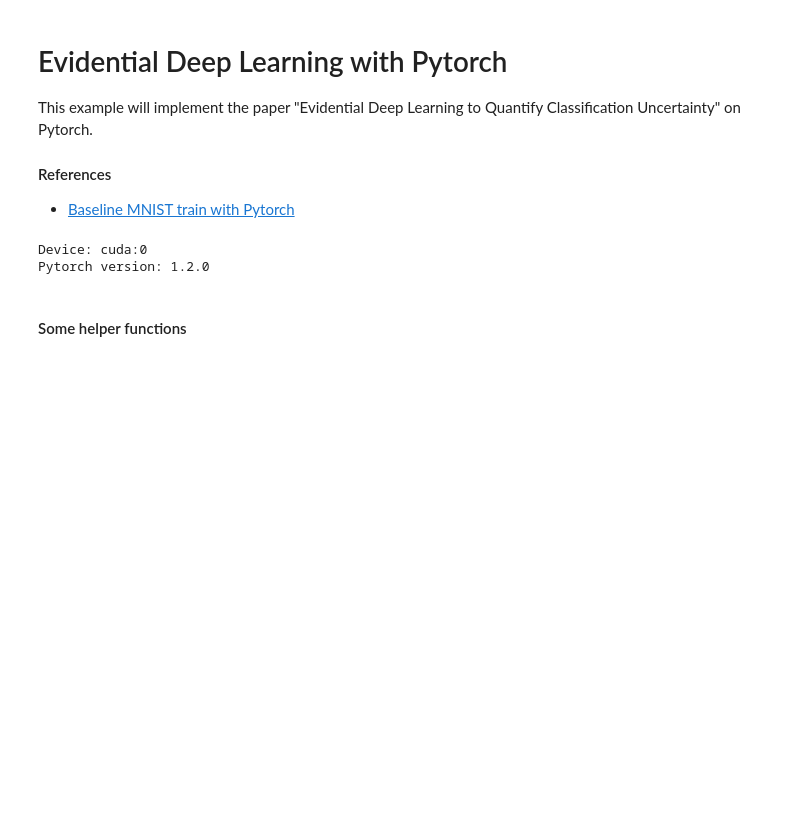
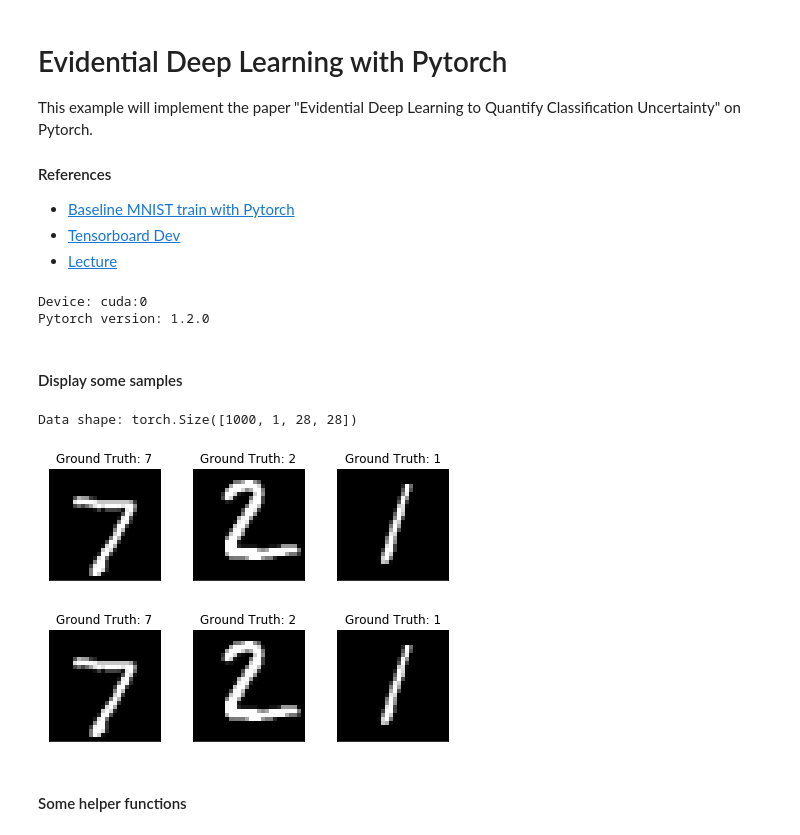
Before and after one commit to leonardoaraujosantos/MLBookCode, a Jupyter notebook: notebooks/evd_dl_pytorch.ipynb, the cells around one changed output. Cells and saved outputs as stored; diff of their text form; code cells hidden in the pictures; blank space fills up the shorter version.

```diff
--- a/notebooks/evd_dl_pytorch.ipynb
+++ b/notebooks/evd_dl_pytorch.ipynb
@@ -3,5 +3,7 @@
 This example will implement the paper "Evidential Deep Learning to Quantify Classification Uncertainty" on Pytorch.
 #### References
 * [Baseline MNIST train with Pytorch](https://nextjournal.com/gkoehler/pytorch-mnist)
+* [Tensorboard Dev](https://tensorboard.dev/#get-started)
+* [Lecture](https://www.youtube.com/watch?v=DzQ202Mak8I)
 # %%
 import mnist_data_pytorch as data
@@ -27,6 +32,25 @@ num_classes = 10
 # %% [output]
 Device: cuda:0
 Pytorch version: 1.2.0
+# %% [markdown]
+#### Display some samples
+# %%
+examples = enumerate(data.dataloaders['val'])
+batch_idx, (example_data, example_targets) = next(examples)
+print('Data shape:', example_data.shape)
+fig = plt.figure()
+for i in range(3):
+    plt.subplot(2,3,i+1)
+    plt.tight_layout()
+    plt.imshow(example_data[i][0], cmap='gray', interpolation='none')
+    plt.title("Ground Truth: {}".format(example_targets[i]))
+    plt.xticks([])
+    plt.yticks([])
+fig
+# %% [output]
+Data shape: torch.Size([1000, 1, 28, 28])
+[figure, added]
+[figure, added]
 # %% [markdown]
 #### Some helper functions
 # %%
```
Also changed, not shown: parts of 11 cells of this notebook, 2 other files.
